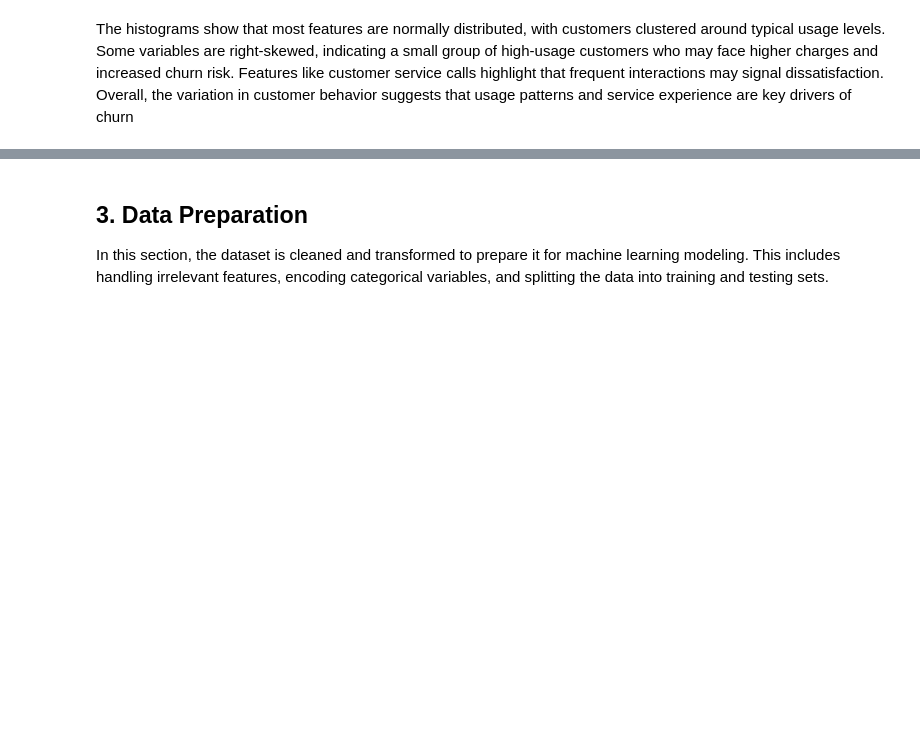
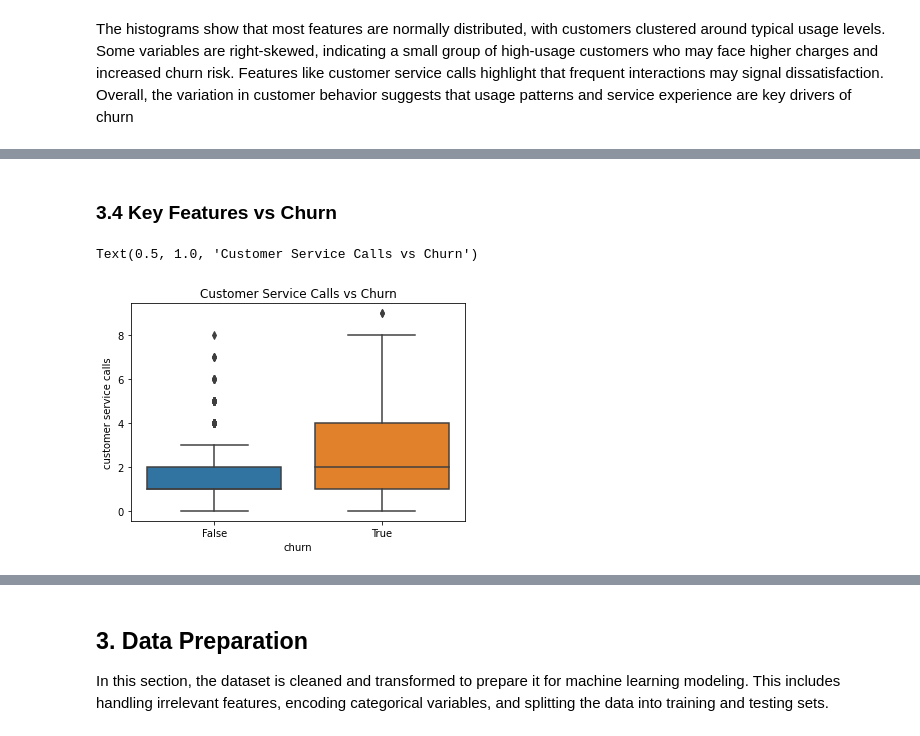
Before and after one commit to byegond-beep/Predicting-Customer-Churn-at-SyriaTel-Using-Machine-Learning, a Jupyter notebook: SyrialTel _Churn_Prediction.ipynb, the cells around one changed output, grey strips where cells are left out. Saved outputs shown, nothing was run; the diff lists cells and outputs as text; code cells hidden in the pictures; blank space fills up the shorter version.

```diff
--- a/SyrialTel _Churn_Prediction.ipynb
+++ b/SyrialTel _Churn_Prediction.ipynb
@@ -183,0 +194,8 @@ The dataset is imbalanced, with more non-churners than churners. This is likely
+# %% [markdown]
+### 3.4 Key Features vs Churn
+# %%
+sns.boxplot(x='churn', y='customer service calls', data=df)
+plt.title('Customer Service Calls vs Churn')
+# %% [output]
+Text(0.5, 1.0, 'Customer Service Calls vs Churn')
+[figure, added]
```
Also changed, not shown: parts of 19 cells of this notebook.
